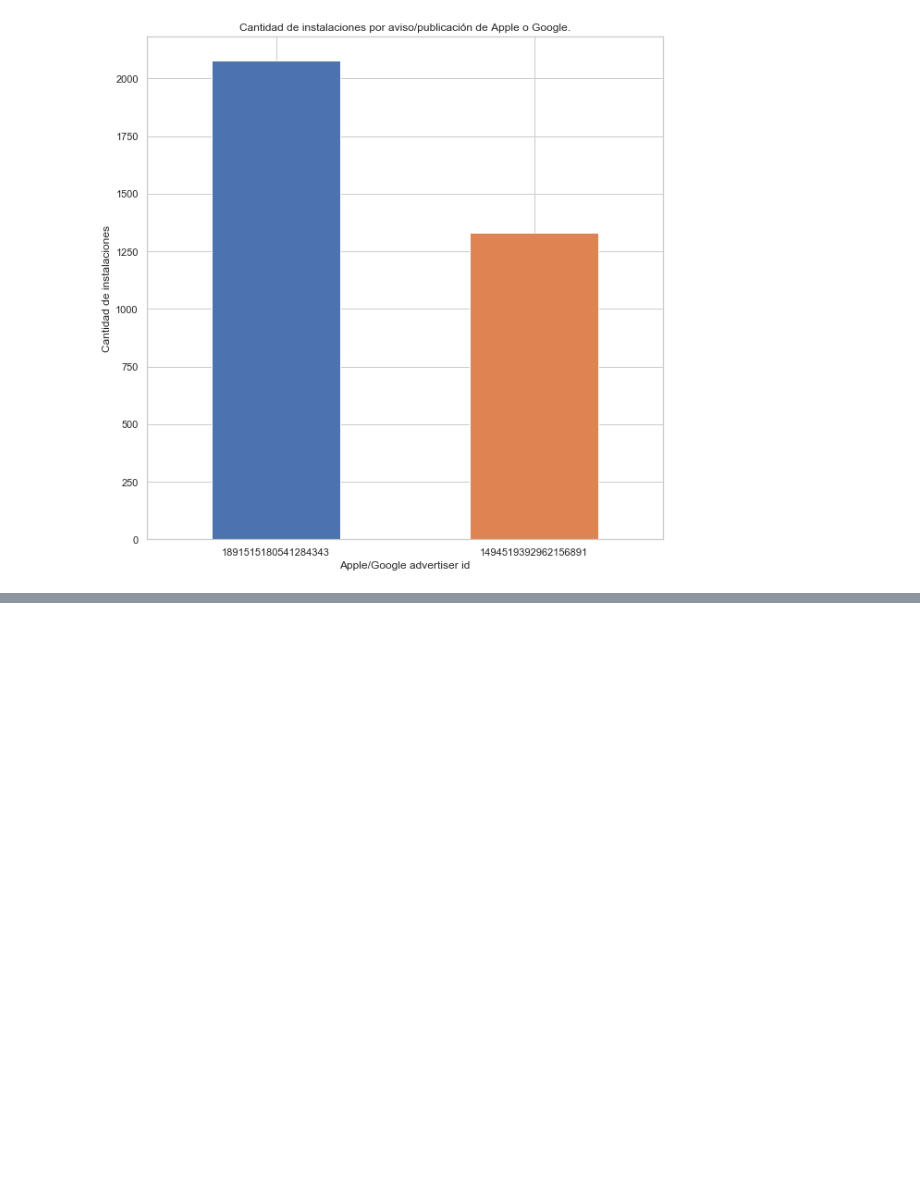
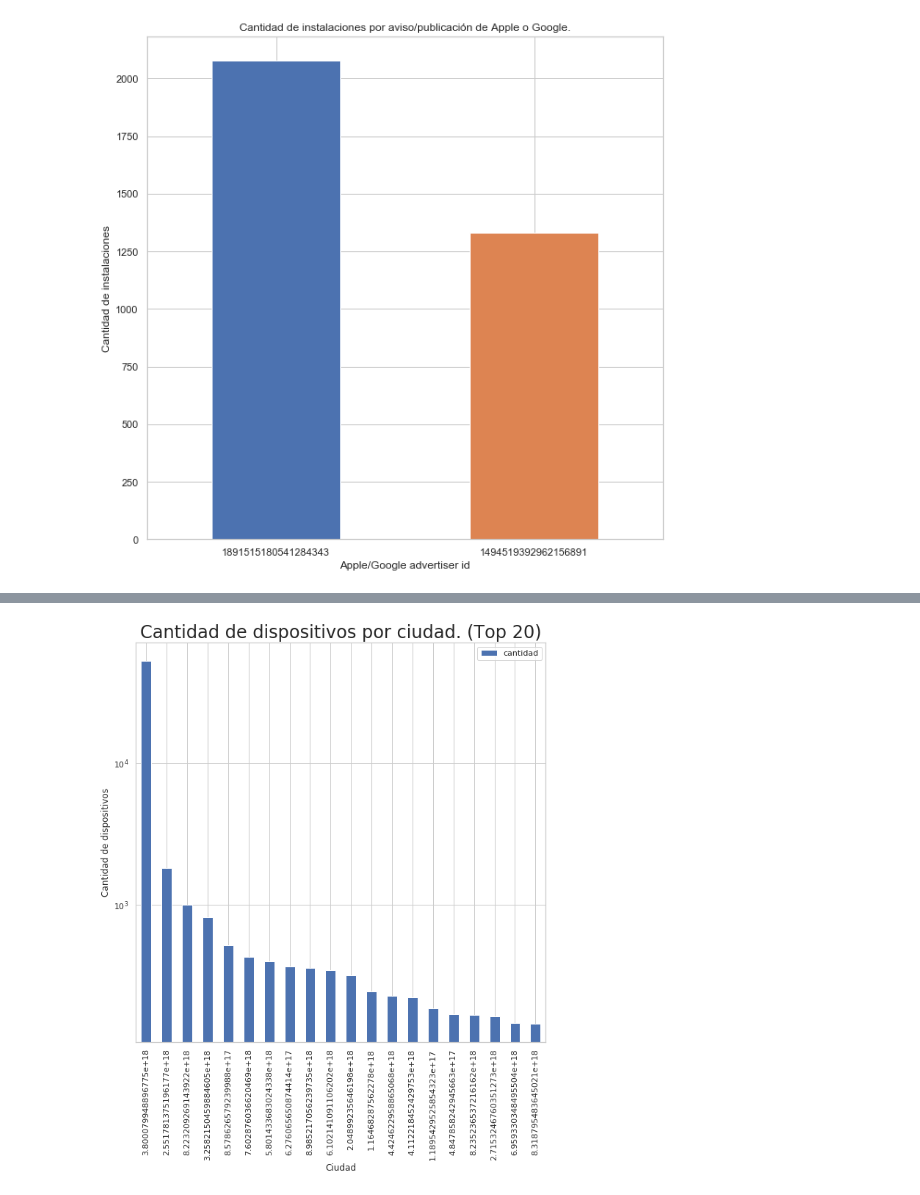
Before and after one commit to alepenaa94/Datos_2019, a Jupyter notebook: Notebook/TP1_Análisis Exploratorio.ipynb, the cells around one changed output, grey strips where cells are left out. Cells and saved outputs as stored; diff of their text form; code cells hidden in the pictures; blank space fills up the shorter version.

```diff
--- a/Notebook/TP1_Análisis Exploratorio.ipynb
+++ b/Notebook/TP1_Análisis Exploratorio.ipynb
@@ -607,0 +595,2 @@ Index(['date', 'event_id', 'ref_type_x', 'ref_hash_x', 'application_id_x',
+# %%
+df['cantidad']=1
@@ -607,0 +606,12 @@ Index(['date', 'event_id', 'ref_type_x', 'ref_hash_x', 'application_id_x',
+# %%
+df= df[['device_city','cantidad']].groupby('device_city').sum()\
+    .sort_values(by='cantidad',ascending=False)
+
+df.head(20).plot(figsize=(10,10),kind='bar'\
+        ,rot=90,logy=True);
+
+plt.xlabel('Ciudad')
+plt.title('Cantidad de dispositivos por ciudad. (Top 20)',fontsize=24)
+plt.ylabel('Cantidad de dispositivos');
+# %% [output]
+[figure, added]
```
Also changed, not shown: parts of 25 cells of this notebook.
